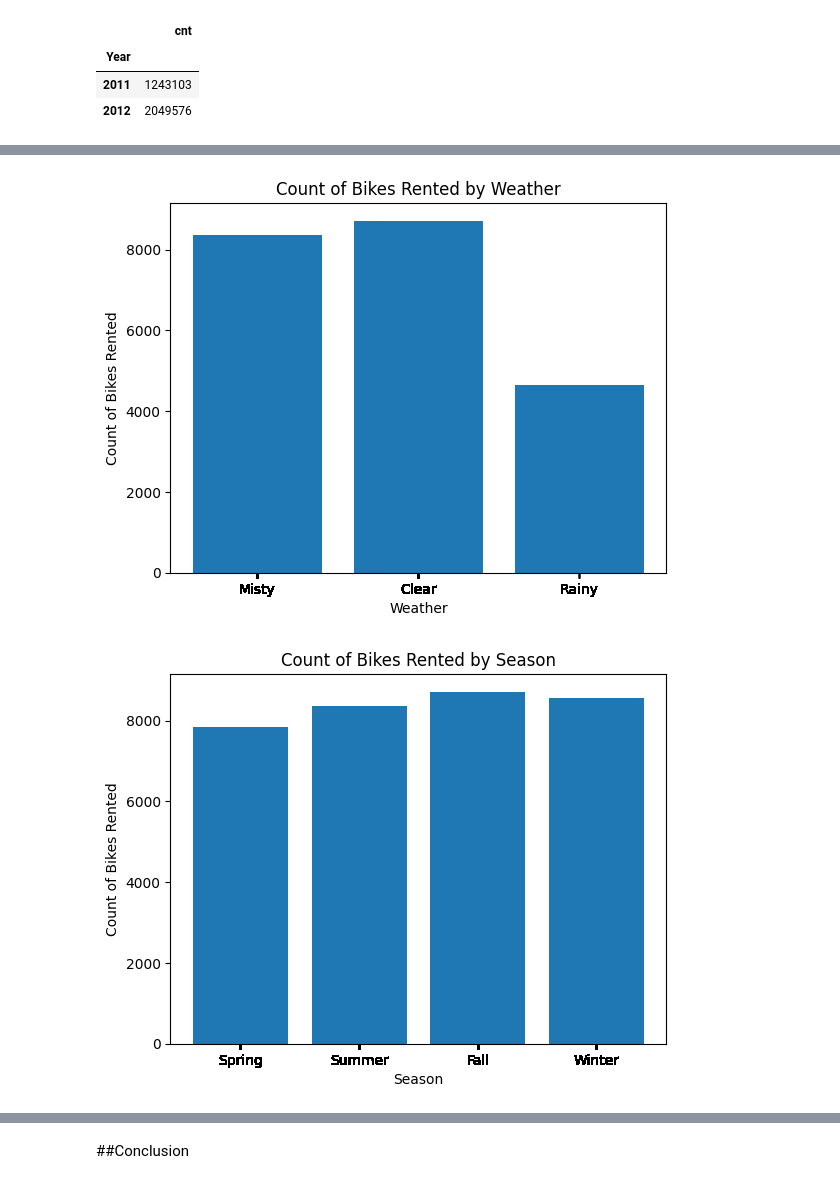
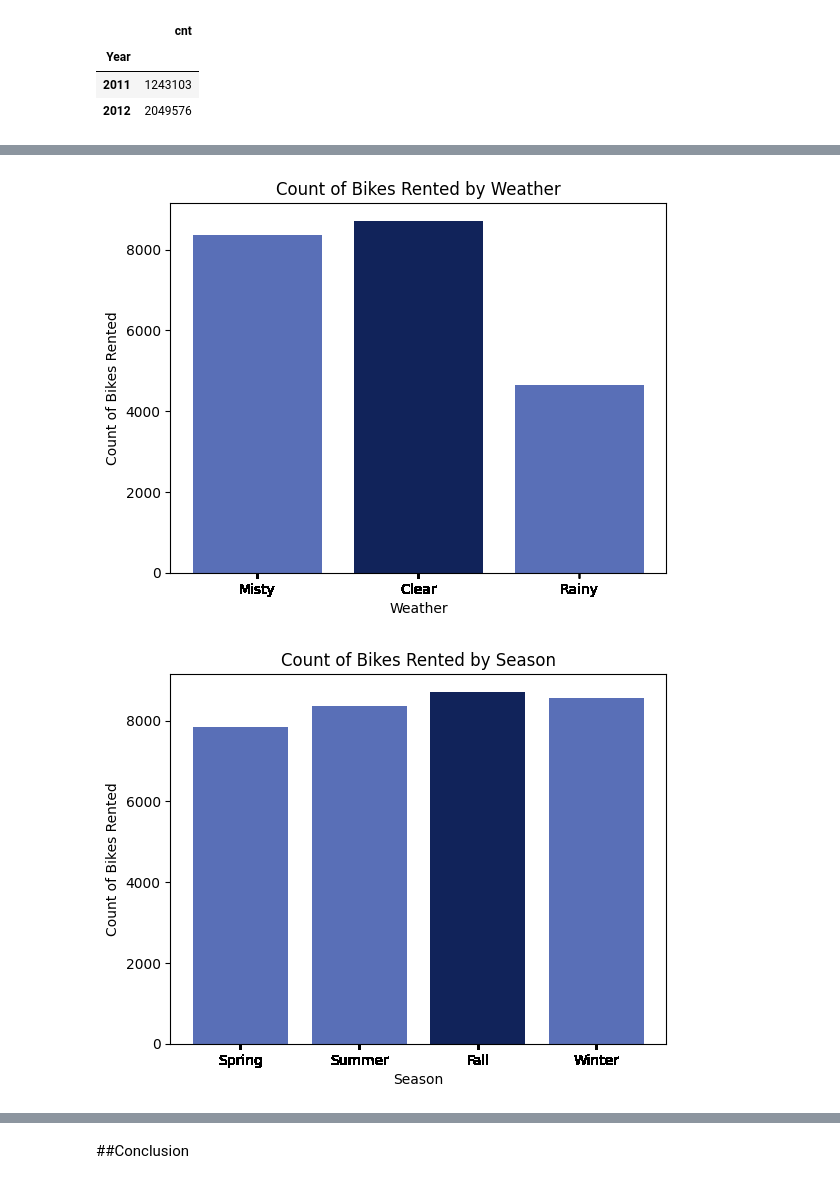
Before and after one commit to ziqran-tech/Analis_python, a Jupyter notebook: Analisis_Data_Bike_Sharing.ipynb, the cells around one changed output, grey strips where cells are left out. Drawn from its saved outputs; the diff is of its cells as text; code cells hidden in the pictures.

```diff
--- a/Analisis_Data_Bike_Sharing.ipynb
+++ b/Analisis_Data_Bike_Sharing.ipynb
@@ -400,5 +403,8 @@ plt.show()
 # %%
-plt.bar(day_df['weathersit'], day_df['cnt'])
+most_common_category = day_df['weathersit'].value_counts().idxmax()
+color_palette = ['#11235A' if cat == most_common_category else '#596FB7' for cat in day_df['weathersit']]
+
+plt.bar(day_df['weathersit'], day_df['cnt'], color = color_palette)
 plt.xlabel('Weather')
 plt.ylabel('Count of Bikes Rented')
 plt.xticks(day_df['weathersit'])
@@ -406,15 +412,19 @@ plt.xticks(day_df['weathersit'])
 plt.title('Count of Bikes Rented by Weather')
 plt.show()
 # %% [output]
-[figure, old version]
+[figure, new version]
 # %%
-plt.bar(day_df['season'], day_df['cnt'])
+most_common_category = day_df['season'].value_counts().idxmax()
+color_palette = ['#11235A' if cat == most_common_category else '#596FB7' for cat in day_df['season']]
+
+
+plt.bar(day_df['season'], day_df['cnt'], color = color_palette)
 plt.xlabel('Season')
 plt.ylabel('Count of Bikes Rented')
 plt.xticks(day_df['season'])
 
 plt.title('Count of Bikes Rented by Season')
 plt.show()
 # %% [output]
-[figure, old version]
+[figure, new version]
 # %%
```
Also changed, not shown: parts of 9 cells of this notebook.
